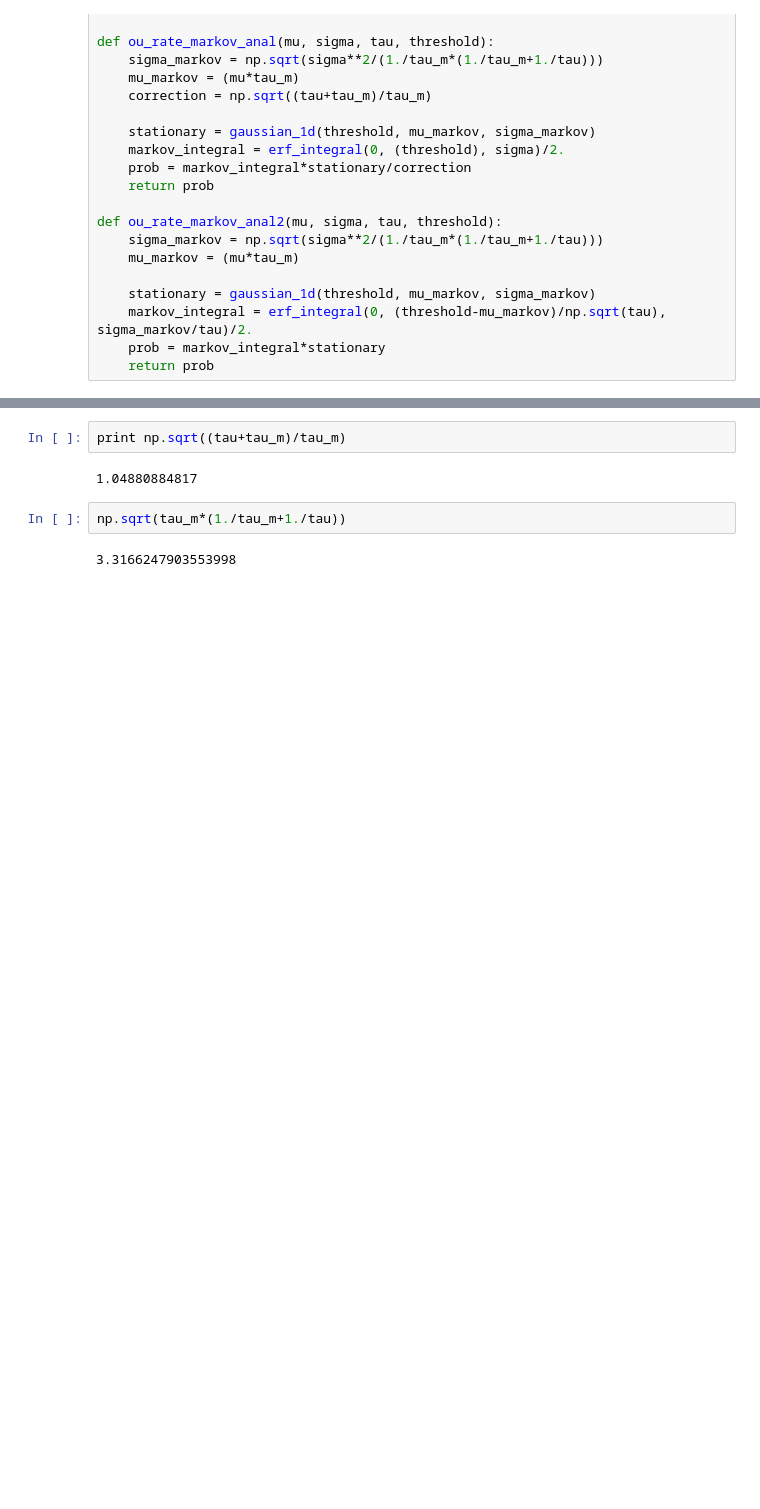
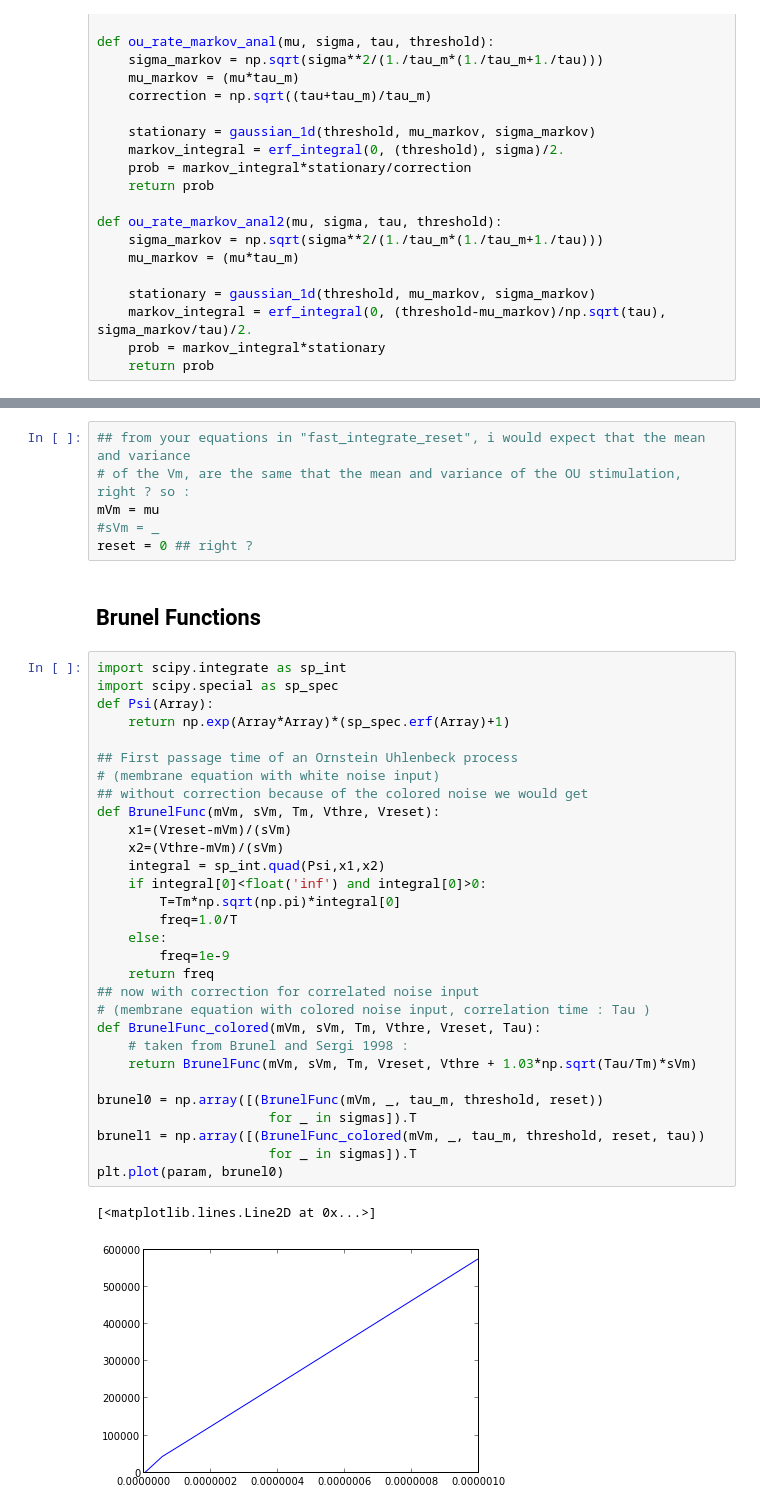
Before and after one commit to yzerlaut/transfer_functions, a Jupyter notebook: ou_with_reset.ipynb, the cells around one changed output, grey strips where cells are left out. Cells and saved outputs as stored; diff of their text form; blank space fills up the shorter version.

Commit message:
addition of the brunel and kuhn's approximations

```diff
--- a/ou_with_reset.ipynb
+++ b/ou_with_reset.ipynb
@@ -237,11 +238,44 @@ plt.plot(param, ou_rate_markov_anal(mu, param, tau, threshold))
 # %% [output]
 [<matplotlib.lines.Line2D at 0x...>]
 [figure]
-# %%
-print np.sqrt((tau+tau_m)/tau_m)
-# %% [output]
-1.04880884817
-# %%
-np.sqrt(tau_m*(1./tau_m+1./tau))
-# %% [output]
-3.3166247903553998
+# %%
+## from your equations in "fast_integrate_reset", i would expect that the mean and variance
+# of the Vm, are the same that the mean and variance of the OU stimulation, right ? so :
+mVm = mu
+#sVm = _
+reset = 0 ## right ?
+# %% [markdown]
+## Brunel Functions
+# %%
+import scipy.integrate as sp_int
+import scipy.special as sp_spec
+def Psi(Array):
+    return np.exp(Array*Array)*(sp_spec.erf(Array)+1)
+
+## First passage time of an Ornstein Uhlenbeck process
+# (membrane equation with white noise input)
+## without correction because of the colored noise we would get
+def BrunelFunc(mVm, sVm, Tm, Vthre, Vreset):
+    x1=(Vreset-mVm)/(sVm)
+    x2=(Vthre-mVm)/(sVm)
+    integral = sp_int.quad(Psi,x1,x2)
+    if integral[0]<float('inf') and integral[0]>0:
+        T=Tm*np.sqrt(np.pi)*integral[0]
+        freq=1.0/T
+    else:
+        freq=1e-9
+    return freq
+## now with correction for correlated noise input
+# (membrane equation with colored noise input, correlation time : Tau )
+def BrunelFunc_colored(mVm, sVm, Tm, Vthre, Vreset, Tau):
+    # taken from Brunel and Sergi 1998 :
+    return BrunelFunc(mVm, sVm, Tm, Vreset, Vthre + 1.03*np.sqrt(Tau/Tm)*sVm)
+
+brunel0 = np.array([(BrunelFunc(mVm, _, tau_m, threshold, reset))
+                      for _ in sigmas]).T
+brunel1 = np.array([(BrunelFunc_colored(mVm, _, tau_m, threshold, reset, tau))
+                      for _ in sigmas]).T
+plt.plot(param, brunel0)
+# %% [output]
+[<matplotlib.lines.Line2D at 0x...>]
+[figure, added]
```
Also changed, not shown: parts of 7 cells of this notebook.
